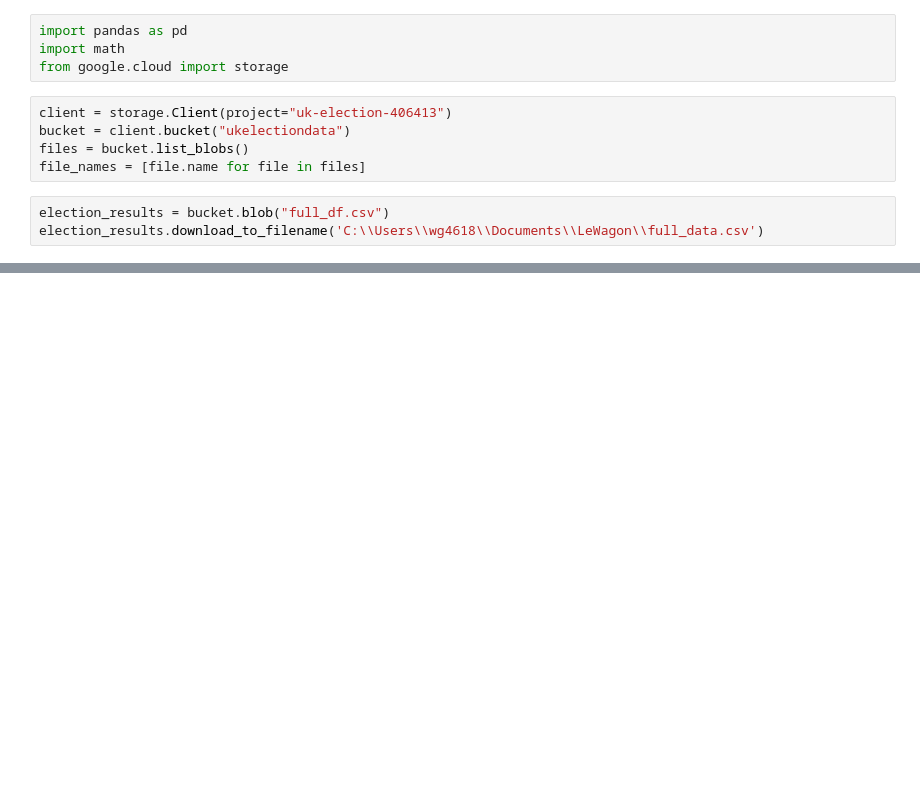
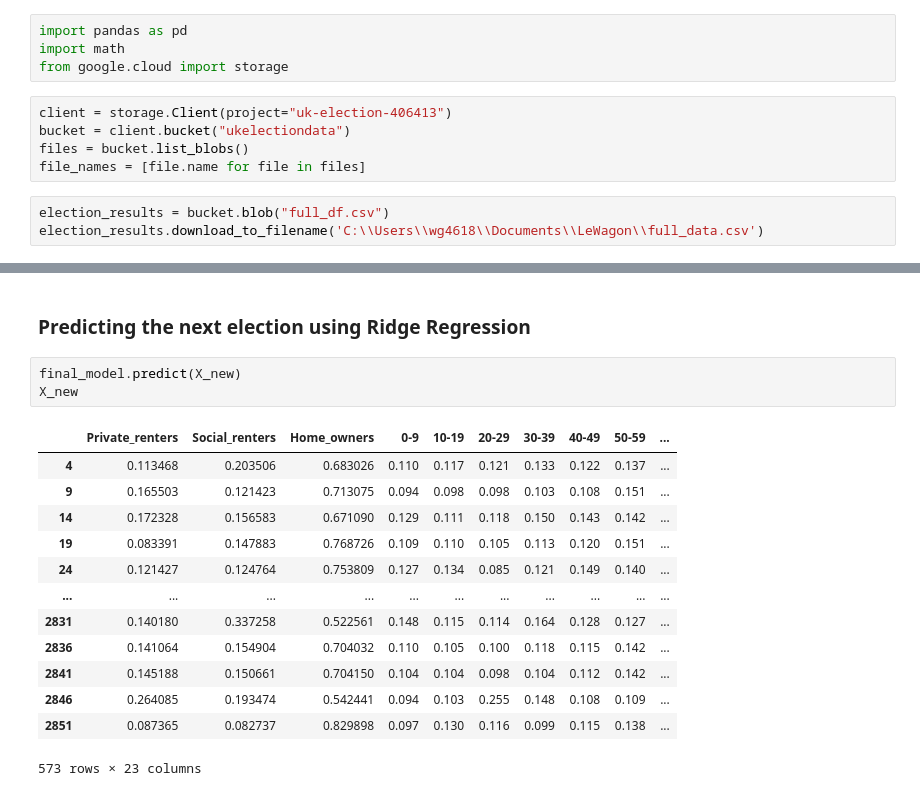
Before and after one commit to willgreen93/UK_election, a Jupyter notebook: notebooks/modelling/W_analysis.ipynb, the cells around one changed output, grey strips where cells are left out. Saved outputs shown, nothing was run; the diff lists cells and outputs as text; blank space fills up the shorter version.

```diff
--- a/notebooks/modelling/W_analysis.ipynb
+++ b/notebooks/modelling/W_analysis.ipynb
@@ -189,3 +187,22 @@ plt.show()
+# %% [markdown]
+### Predicting the next election using Ridge Regression
+# %%
+final_model.predict(X_new)
+X_new
+# %% [output]
+|  | Private_renters | Social_renters | Home_owners | 0-9 | 10-19 | 20-29 | 30-39 | 40-49 | 50-59 | ... |
+| 4 | 0.113468 | 0.203506 | 0.683026 | 0.110 | 0.117 | 0.121 | 0.133 | 0.122 | 0.137 | ... |
+| 9 | 0.165503 | 0.121423 | 0.713075 | 0.094 | 0.098 | 0.098 | 0.103 | 0.108 | 0.151 | ... |
+| 14 | 0.172328 | 0.156583 | 0.671090 | 0.129 | 0.111 | 0.118 | 0.150 | 0.143 | 0.142 | ... |
+| 19 | 0.083391 | 0.147883 | 0.768726 | 0.109 | 0.110 | 0.105 | 0.113 | 0.120 | 0.151 | ... |
+| 24 | 0.121427 | 0.124764 | 0.753809 | 0.127 | 0.134 | 0.085 | 0.121 | 0.149 | 0.140 | ... |
+| ... | ... | ... | ... | ... | ... | ... | ... | ... | ... | ... |
+| 2831 | 0.140180 | 0.337258 | 0.522561 | 0.148 | 0.115 | 0.114 | 0.164 | 0.128 | 0.127 | ... |
+| 2836 | 0.141064 | 0.154904 | 0.704032 | 0.110 | 0.105 | 0.100 | 0.118 | 0.115 | 0.142 | ... |
+| 2841 | 0.145188 | 0.150661 | 0.704150 | 0.104 | 0.104 | 0.098 | 0.104 | 0.112 | 0.142 | ... |
+| 2846 | 0.264085 | 0.193474 | 0.542441 | 0.094 | 0.103 | 0.255 | 0.148 | 0.108 | 0.109 | ... |
+| 2851 | 0.087365 | 0.082737 | 0.829898 | 0.097 | 0.130 | 0.116 | 0.099 | 0.115 | 0.138 | ... |
+573 rows × 23 columns
 # %%
 import numpy as np
 y_new = final_model.predict(X_new)
```
Also changed, not shown: parts of 38 cells of this notebook, 1 other file.
